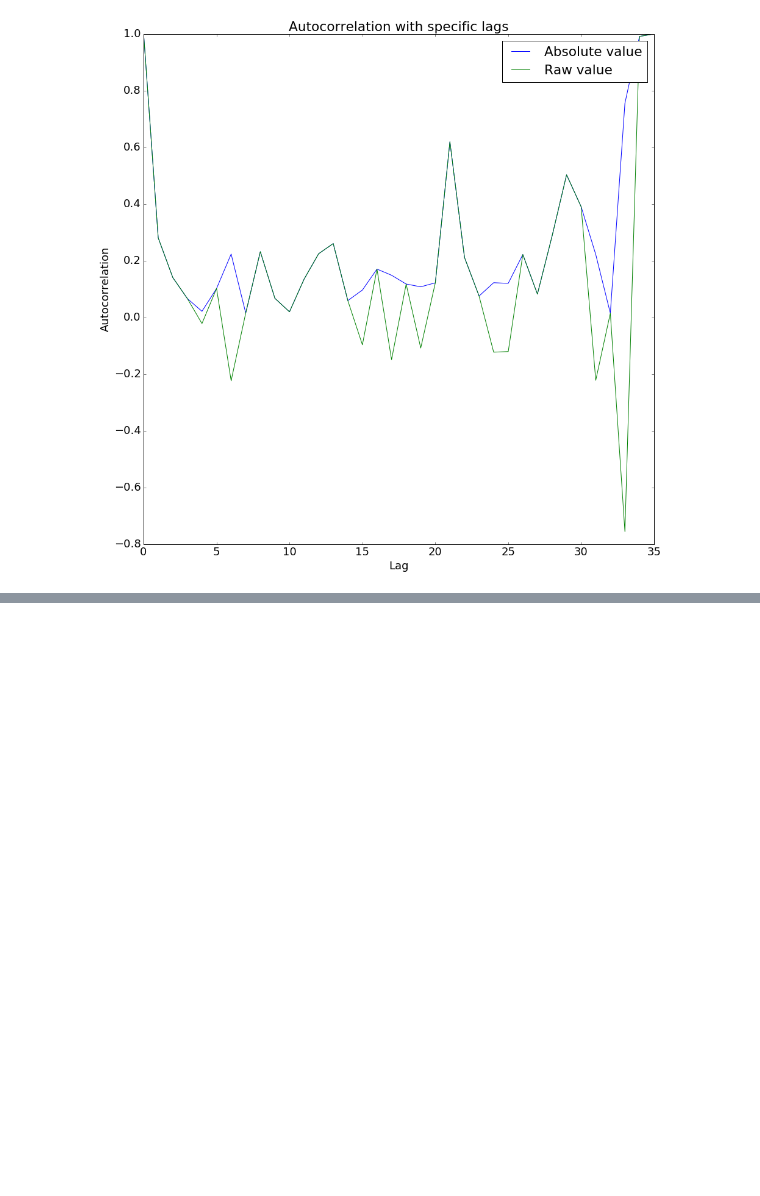
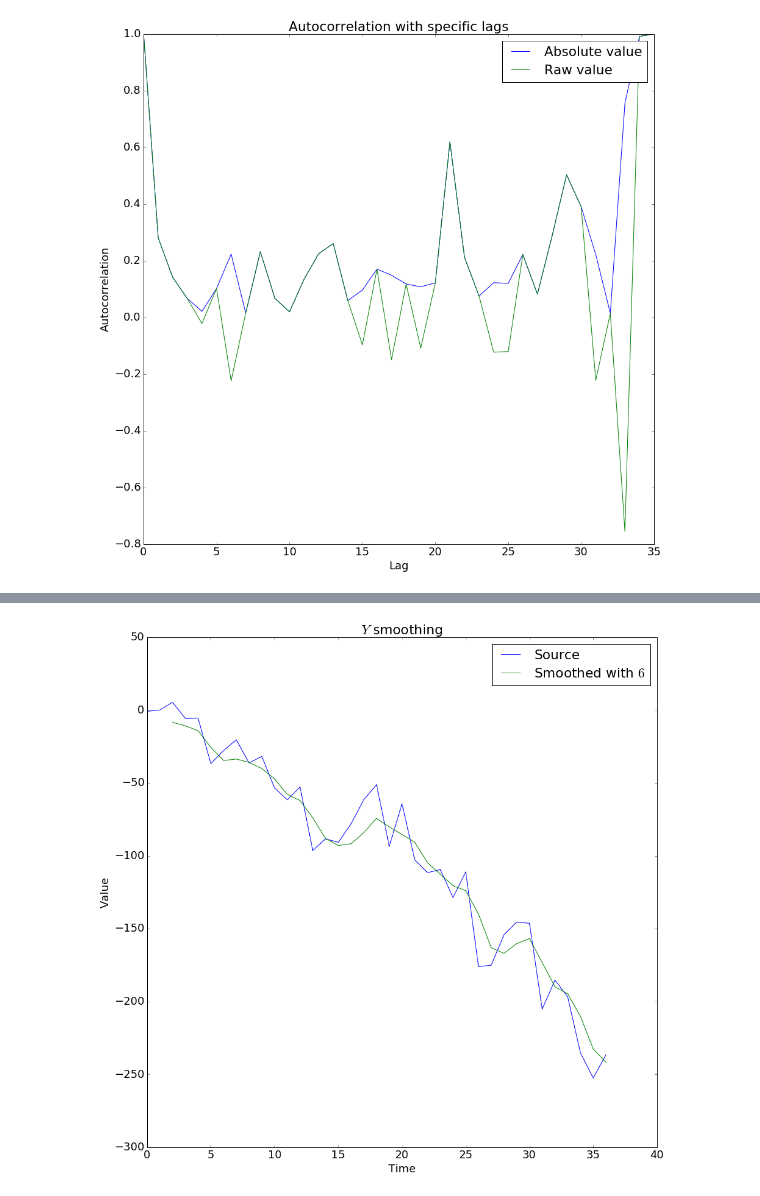
Before and after one commit to definability/statistical-analysis, a Jupyter notebook: course/Notebook/Coursework.ipynb, the cells around one changed output, grey strips where cells are left out. Saved outputs shown, nothing was run; the diff lists cells and outputs as text; code cells hidden in the pictures; blank space fills up the shorter version.

```diff
--- a/course/Notebook/Coursework.ipynb
+++ b/course/Notebook/Coursework.ipynb
@@ -258,0 +272,16 @@ plt.show()
+# %%
+smoothed_y_without_anomalies = data_smoother(y_without_anomalies, span=best_span)[lag:] + autoregressors
+errors = y_without_anomalies[lag:] - smoothed_y_without_anomalies
+
+plt.plot(t_without_anomalies, y_without_anomalies, label='Source')
+plt.plot(t_without_anomalies[lag:], smoothed_y_without_anomalies, label='Smoothed with $%d$'%best_span)
+
+plt.title('$Y$ smoothing')
+plt.ylabel('Value')
+plt.xlabel('Time')
+
+plt.legend()
+
+plt.show()
+# %% [output]
+[figure, added]
```
Also changed, not shown: parts of 3 cells of this notebook.
